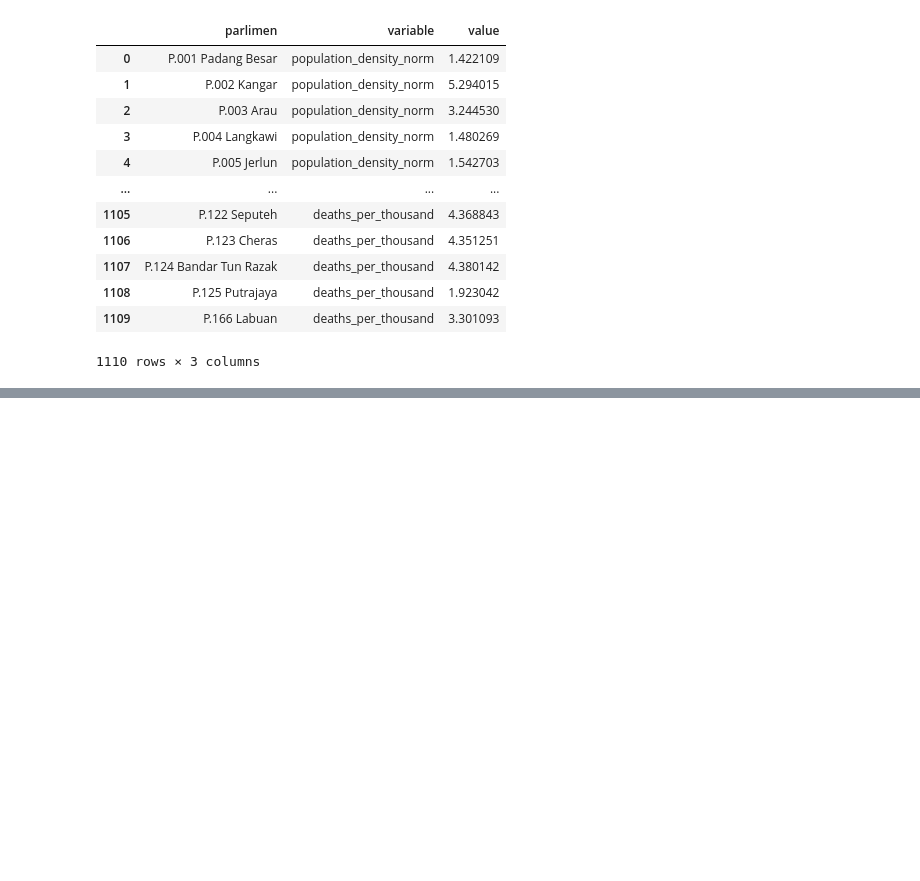
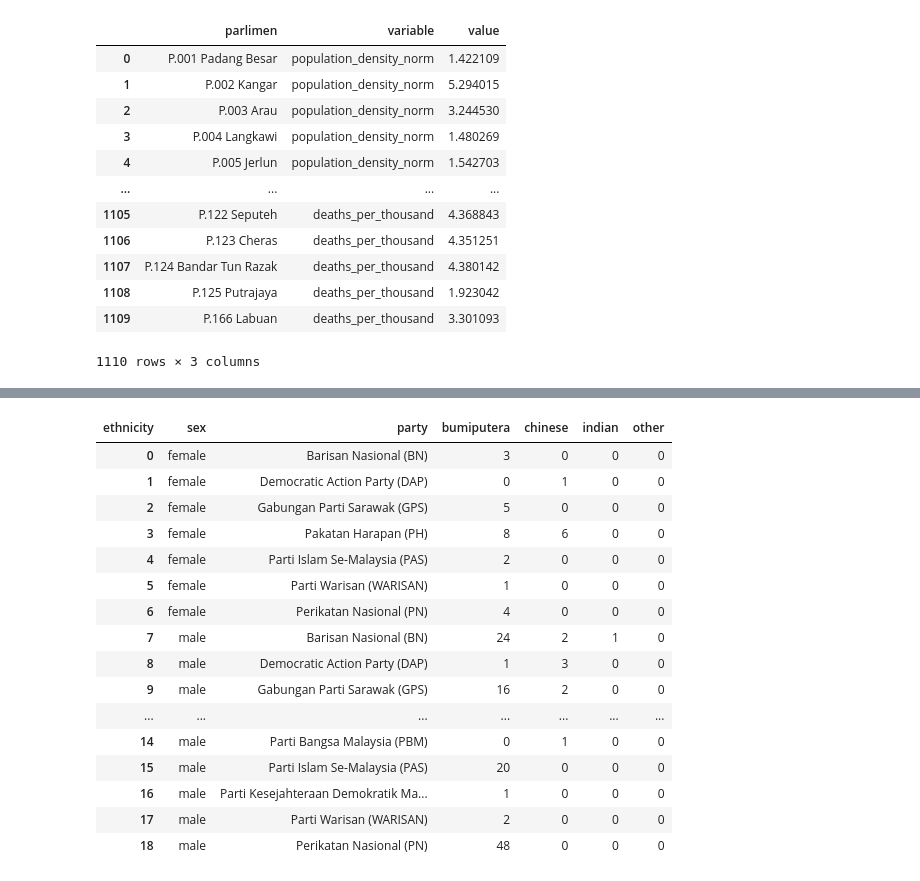
Before and after one commit to botsunny/FIT3179-Asgn-2, a Jupyter notebook: data/wrangling.ipynb, the cells around one changed output, grey strips where cells are left out. Drawn from its saved outputs; the diff is of its cells as text; code cells hidden in the pictures; blank space fills up the shorter version.

```diff
--- a/data/wrangling.ipynb
+++ b/data/wrangling.ipynb
@@ -418,0 +413,20 @@ wrangled_popular_votes.to_csv('wrangled_popular_votes.csv', index=False)
+# %%
+winners.pivot_table(index=['sex', 'party'], columns='ethnicity', aggfunc='size', fill_value=0).reset_index()
+# %% [output]
+| ethnicity | sex | party | bumiputera | chinese | indian | other |
+| 0 | female | Barisan Nasional (BN) | 3 | 0 | 0 | 0 |
+| 1 | female | Democratic Action Party (DAP) | 0 | 1 | 0 | 0 |
+| 2 | female | Gabungan Parti Sarawak (GPS) | 5 | 0 | 0 | 0 |
+| 3 | female | Pakatan Harapan (PH) | 8 | 6 | 0 | 0 |
+| 4 | female | Parti Islam Se-Malaysia (PAS) | 2 | 0 | 0 | 0 |
+| 5 | female | Parti Warisan (WARISAN) | 1 | 0 | 0 | 0 |
+| 6 | female | Perikatan Nasional (PN) | 4 | 0 | 0 | 0 |
+| 7 | male | Barisan Nasional (BN) | 24 | 2 | 1 | 0 |
+| 8 | male | Democratic Action Party (DAP) | 1 | 3 | 0 | 0 |
+| 9 | male | Gabungan Parti Sarawak (GPS) | 16 | 2 | 0 | 0 |
+| ... | ... | ... | ... | ... | ... | ... |
+| 14 | male | Parti Bangsa Malaysia (PBM) | 0 | 1 | 0 | 0 |
+| 15 | male | Parti Islam Se-Malaysia (PAS) | 20 | 0 | 0 | 0 |
+| 16 | male | Parti Kesejahteraan Demokratik Ma... | 1 | 0 | 0 | 0 |
+| 17 | male | Parti Warisan (WARISAN) | 2 | 0 | 0 | 0 |
+| 18 | male | Perikatan Nasional (PN) | 48 | 0 | 0 | 0 |
```
Also changed, not shown: parts of 9 cells of this notebook, 2 other files.
